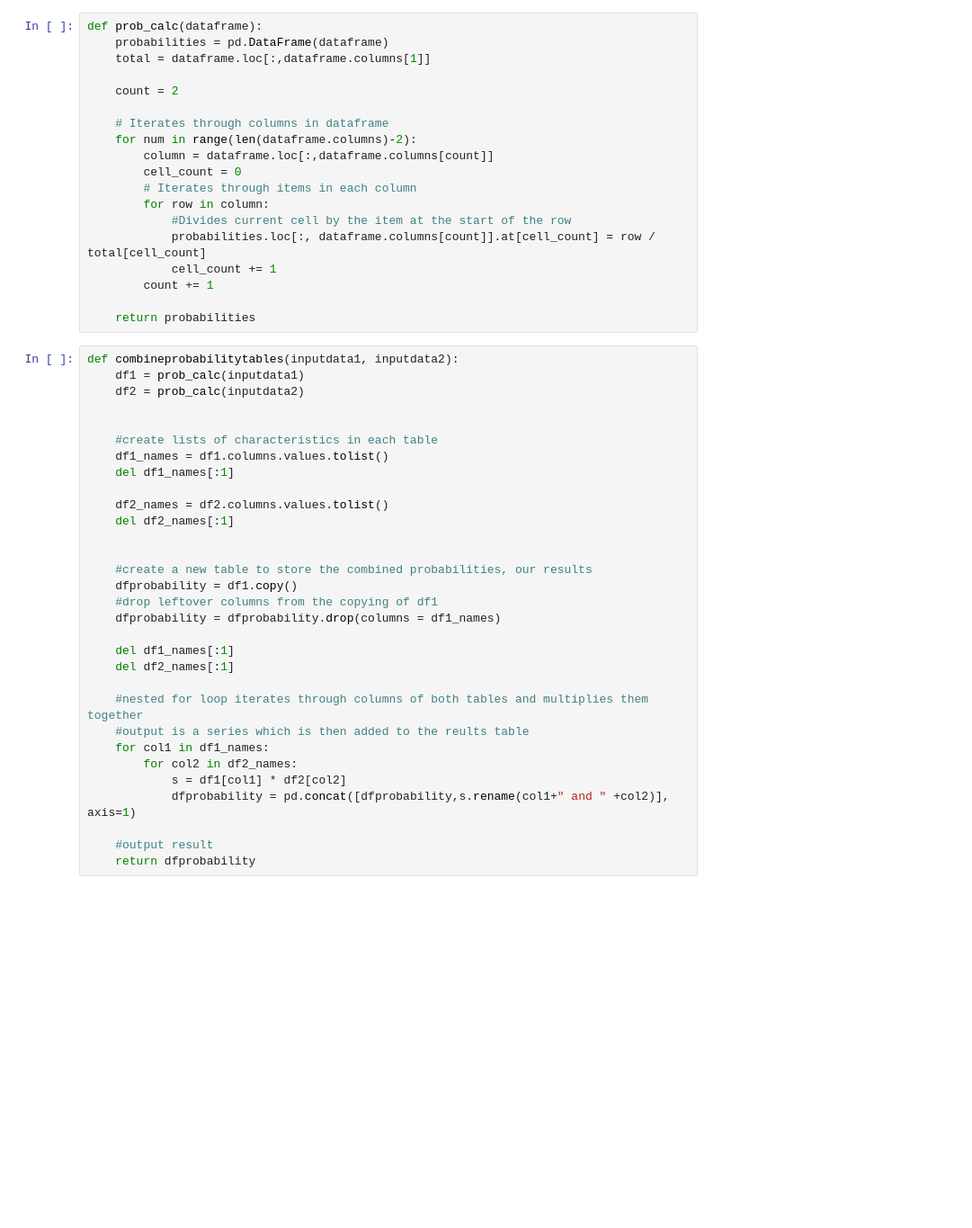
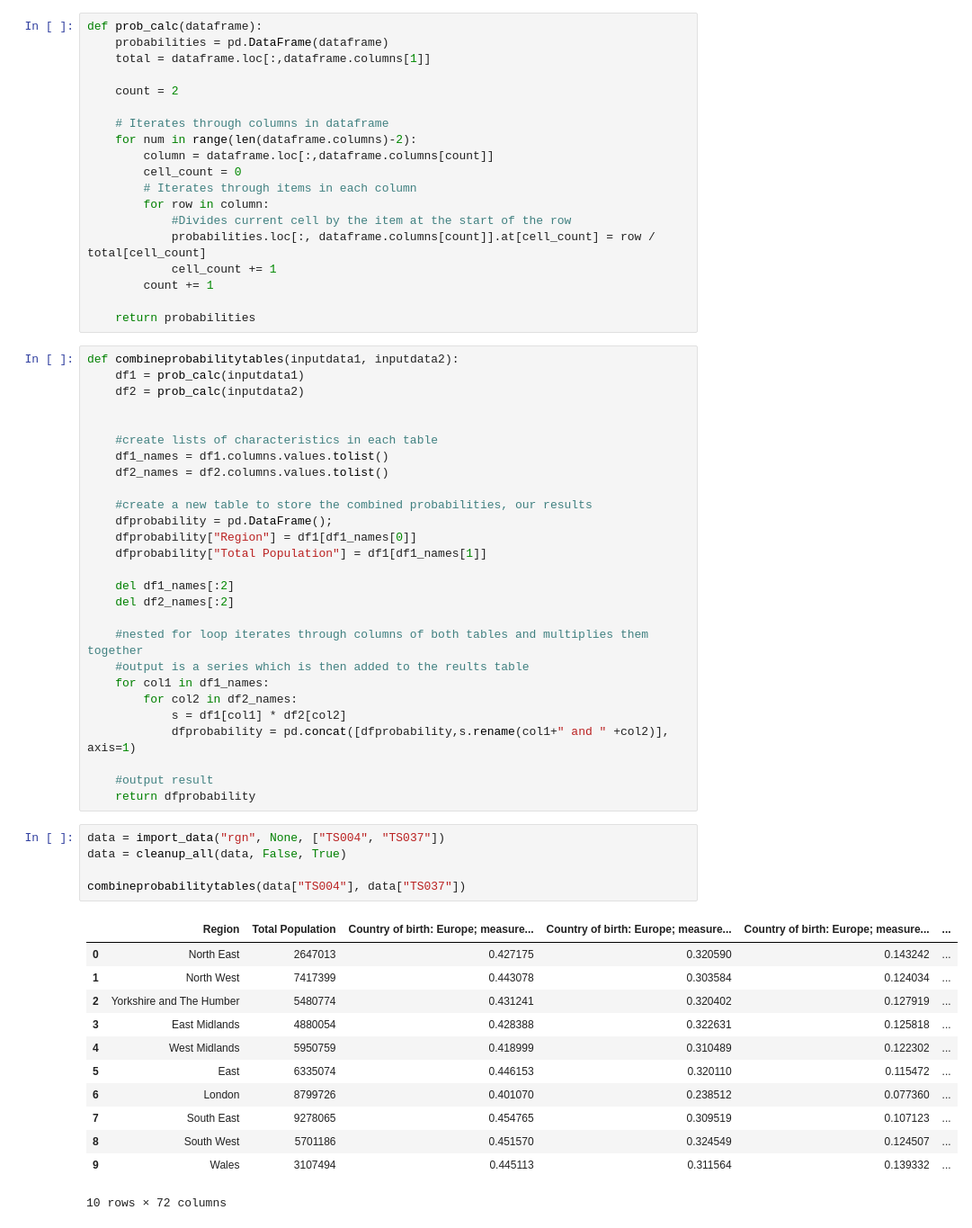
Before and after one commit to alexgregory1/work_experience_notebooks, a Jupyter notebook: functionslibrary.ipynb, the cells around one changed output. Shown at 90% size. Saved outputs shown, nothing was run; the diff lists cells and outputs as text; blank space fills up the shorter version.

Commit message:
Update functionslibrary.ipynb
edited combineprobabilitytables function to output total population for each region

```diff
--- a/functionslibrary.ipynb
+++ b/functionslibrary.ipynb
@@ -187,19 +187,15 @@ def combineprobabilitytables(inputdata1, inputdata2):
 
     #create lists of characteristics in each table
     df1_names = df1.columns.values.tolist()
-    del df1_names[:1]
-
     df2_names = df2.columns.values.tolist()
-    del df2_names[:1]
-
 
     #create a new table to store the combined probabilities, our results
-    dfprobability = df1.copy()
-    #drop leftover columns from the copying of df1
-    dfprobability = dfprobability.drop(columns = df1_names)
+    dfprobability = pd.DataFrame();
+    dfprobability["Region"] = df1[df1_names[0]]
+    dfprobability["Total Population"] = df1[df1_names[1]]
 
-    del df1_names[:1]
-    del df2_names[:1]
+    del df1_names[:2]
+    del df2_names[:2]
 
     #nested for loop iterates through columns of both tables and multiplies them together
     #output is a series which is then added to the reults table
@@ -210,6 +206,24 @@ def combineprobabilitytables(inputdata1, inputdata2):
 
     #output result
     return dfprobability
+# %%
+data = import_data("rgn", None, ["TS004", "TS037"])
+data = cleanup_all(data, False, True)
+
+combineprobabilitytables(data["TS004"], data["TS037"])
+# %% [output]
+|  | Region | Total Population | Country of birth: Europe; measure... | Country of birth: Europe; measure... | Country of birth: Europe; measure... | ... |
+| 0 | North East | 2647013 | 0.427175 | 0.320590 | 0.143242 | ... |
+| 1 | North West | 7417399 | 0.443078 | 0.303584 | 0.124034 | ... |
+| 2 | Yorkshire and The Humber | 5480774 | 0.431241 | 0.320402 | 0.127919 | ... |
+| 3 | East Midlands | 4880054 | 0.428388 | 0.322631 | 0.125818 | ... |
+| 4 | West Midlands | 5950759 | 0.418999 | 0.310489 | 0.122302 | ... |
+| 5 | East | 6335074 | 0.446153 | 0.320110 | 0.115472 | ... |
+| 6 | London | 8799726 | 0.401070 | 0.238512 | 0.077360 | ... |
+| 7 | South East | 9278065 | 0.454765 | 0.309519 | 0.107123 | ... |
+| 8 | South West | 5701186 | 0.451570 | 0.324549 | 0.124507 | ... |
+| 9 | Wales | 3107494 | 0.445113 | 0.311564 | 0.139332 | ... |
+10 rows × 72 columns
 # %%
 #function takes an input of a list of characteristic codes. assumes data has been imported via import_data or import_all_data functions,
 #assmues geography code column has been removed by calling cleanup_all(data,False,True)
```
